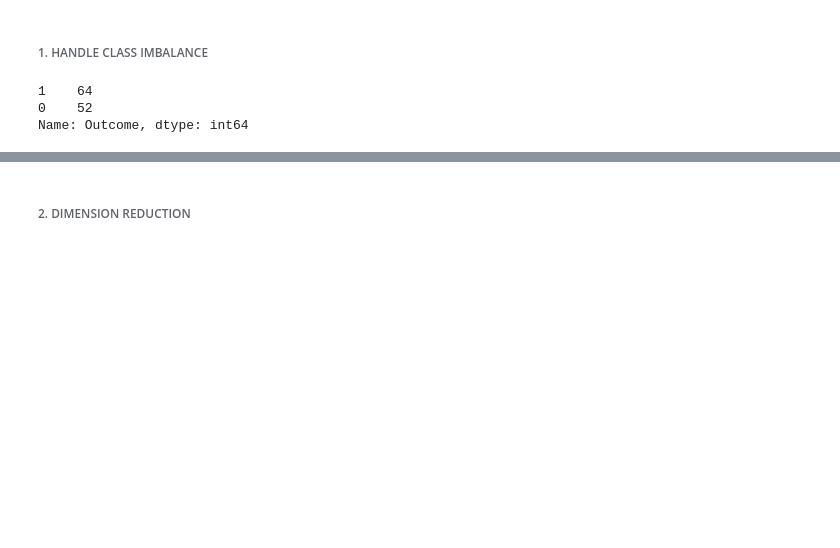
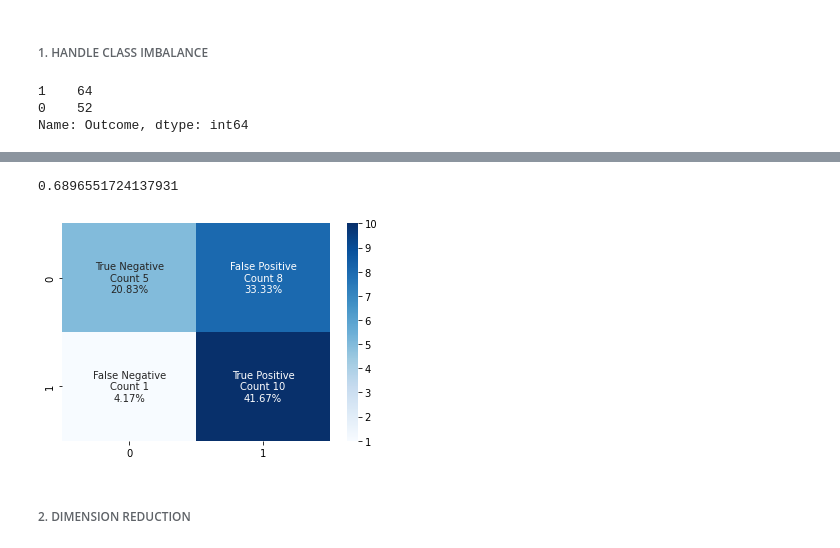
Before and after one commit to AntonMaxen/applied-ai, a Jupyter notebook: assignment_2/classification_vg.ipynb, the cells around one changed output, grey strips where cells are left out. Drawn from its saved outputs; the diff is of its cells as text; code cells hidden in the pictures; blank space fills up the shorter version.

```diff
--- a/assignment_2/classification_vg.ipynb
+++ b/assignment_2/classification_vg.ipynb
@@ -66,3 +106,8 @@ balanced_df.shape
+# %%
+test_support_vector_machine(X, y, kernel='rbf')
+# %% [output]
+0.6896551724137931
+[figure, added]
 # %% [markdown]
 ###### 2. DIMENSION REDUCTION
 # %% [markdown]
```
Also changed, not shown: parts of 23 cells of this notebook, 1 other file.
